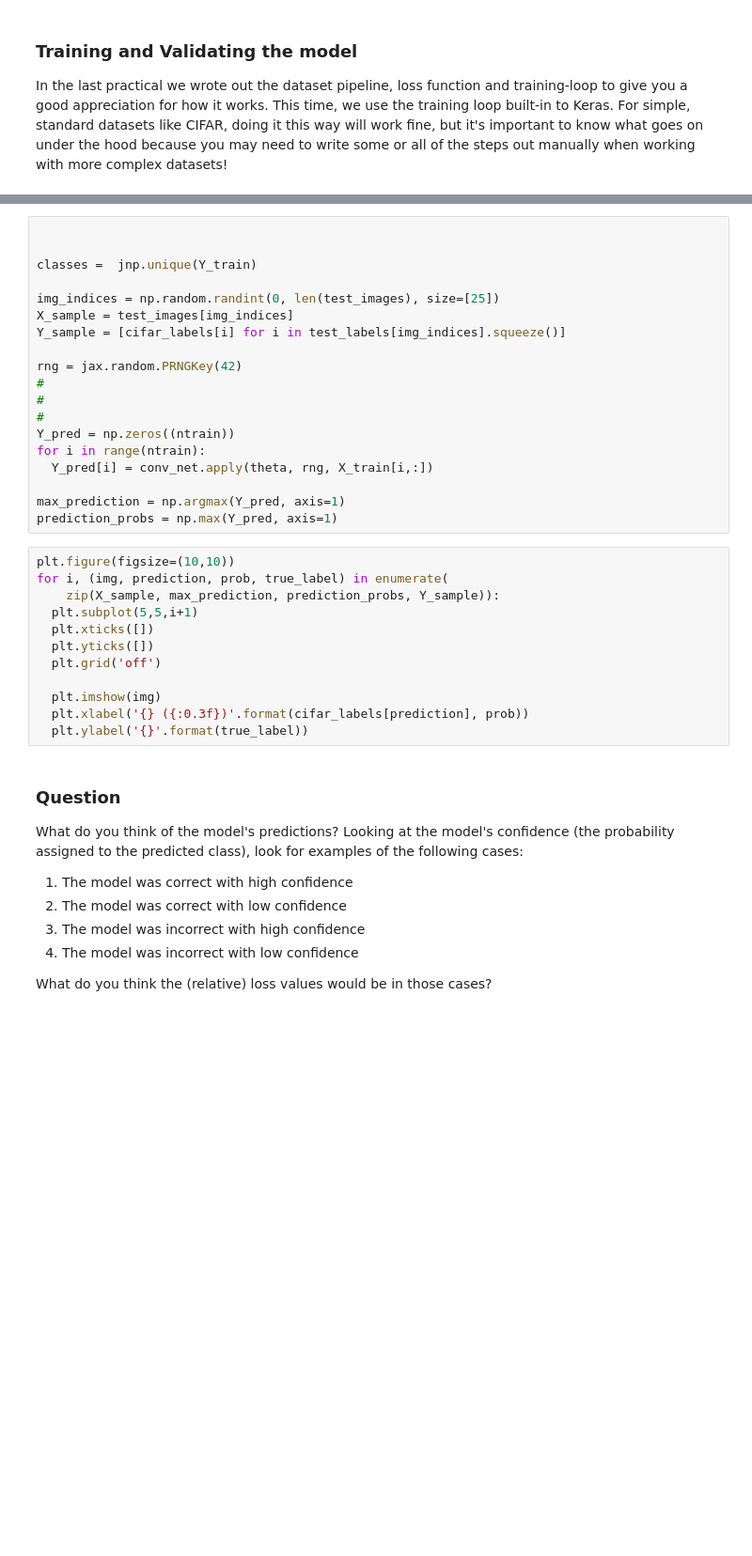
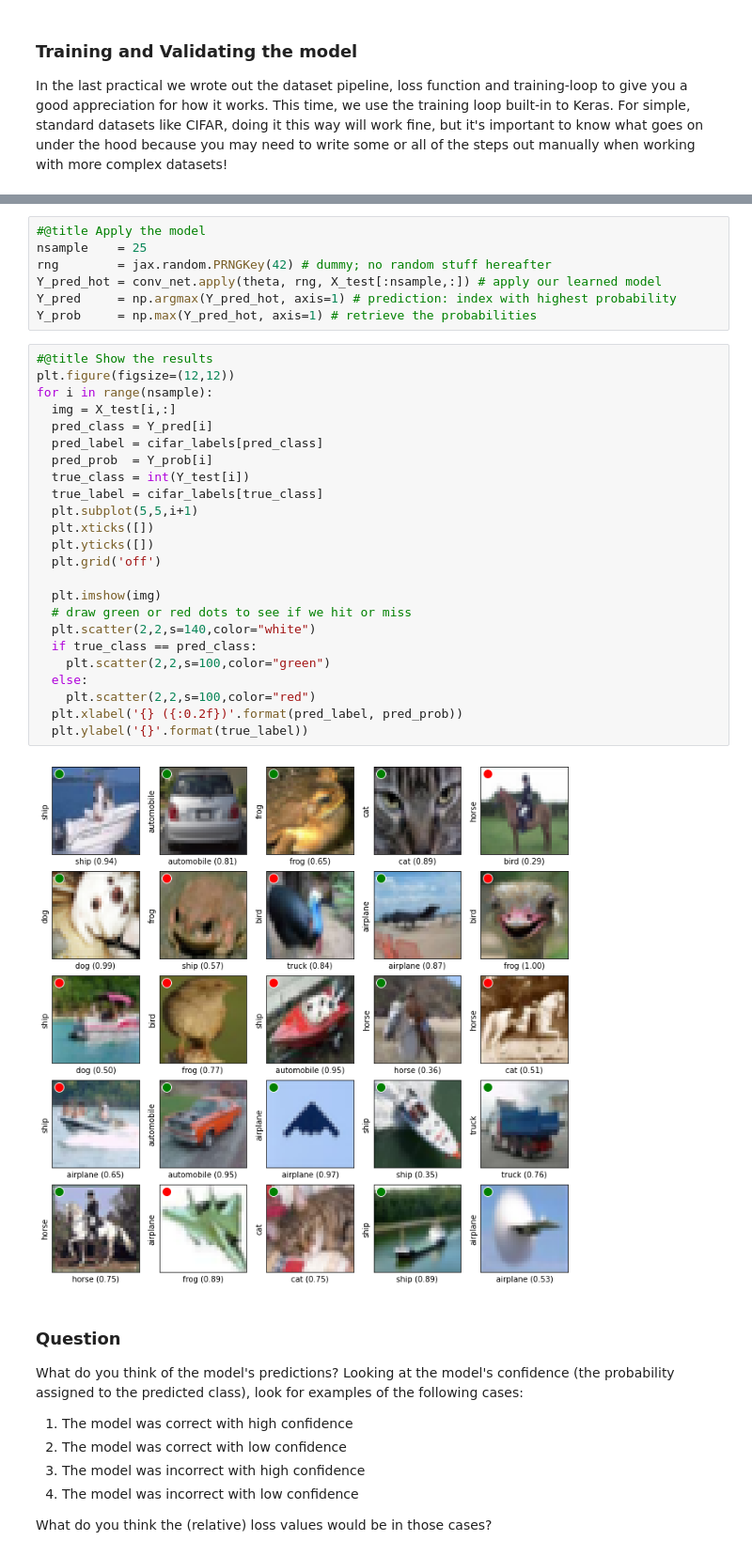
Before and after one commit to khipu-ai/practicals-2023, a Jupyter notebook: notebooks/jax_optax_haiku_cnn.ipynb, the cells around one changed output, grey strips where cells are left out. Shown at 94% size. Cells and saved outputs as stored; diff of their text form; blank space fills up the shorter version.

```diff
--- a/notebooks/jax_optax_haiku_cnn.ipynb
+++ b/notebooks/jax_optax_haiku_cnn.ipynb
@@ -1931,34 +1961,36 @@ We now use our trained model to classify a sample of 25 images from the test set
-# %%
-
-
-classes =  jnp.unique(Y_train)
-
-img_indices = np.random.randint(0, len(test_images), size=[25])
-X_sample = test_images[img_indices]
-Y_sample = [cifar_labels[i] for i in test_labels[img_indices].squeeze()]
-
-rng = jax.random.PRNGKey(42)
-#
-#
-#
-Y_pred = np.zeros((ntrain))
-for i in range(ntrain):
-  Y_pred[i] = conv_net.apply(theta, rng, X_train[i,:])
-
-max_prediction = np.argmax(Y_pred, axis=1)
-prediction_probs = np.max(Y_pred, axis=1)
-# %%
-plt.figure(figsize=(10,10))
-for i, (img, prediction, prob, true_label) in enumerate(
-    zip(X_sample, max_prediction, prediction_probs, Y_sample)):
-  plt.subplot(5,5,i+1)
-  plt.xticks([])
-  plt.yticks([])
-  plt.grid('off')
-
-  plt.imshow(img)
-  plt.xlabel('{} ({:0.3f})'.format(cifar_labels[prediction], prob))
-  plt.ylabel('{}'.format(true_label))
+# %%
+#@title Apply the model
+nsample    = 25
+rng        = jax.random.PRNGKey(42) # dummy; no random stuff hereafter
+Y_pred_hot = conv_net.apply(theta, rng, X_test[:nsample,:]) # apply our learned model
+Y_pred     = np.argmax(Y_pred_hot, axis=1) # prediction: index with highest probability
+Y_prob     = np.max(Y_pred_hot, axis=1) # retrieve the probabilities
+# %%
+#@title Show the results
+plt.figure(figsize=(12,12))
+for i in range(nsample):
+  img = X_test[i,:]
+  pred_class = Y_pred[i]
+  pred_label = cifar_labels[pred_class]
+  pred_prob  = Y_prob[i]
+  true_class = int(Y_test[i])
+  true_label = cifar_labels[true_class]
+  plt.subplot(5,5,i+1)
+  plt.xticks([])
+  plt.yticks([])
+  plt.grid('off')
+
+  plt.imshow(img)
+  # draw green or red dots to see if we hit or miss
+  plt.scatter(2,2,s=140,color="white")
+  if true_class == pred_class:
+    plt.scatter(2,2,s=100,color="green")
+  else:
+    plt.scatter(2,2,s=100,color="red")
+  plt.xlabel('{} ({:0.2f})'.format(pred_label, pred_prob))
+  plt.ylabel('{}'.format(true_label))
+# %% [output]
+[figure, added]
 # %% [markdown]
 ### Question
 What do you think of the model's predictions? Looking at the model's confidence (the probability assigned to the predicted class), look for examples of the following cases:
```
Also changed, not shown: parts of 7 cells of this notebook.
